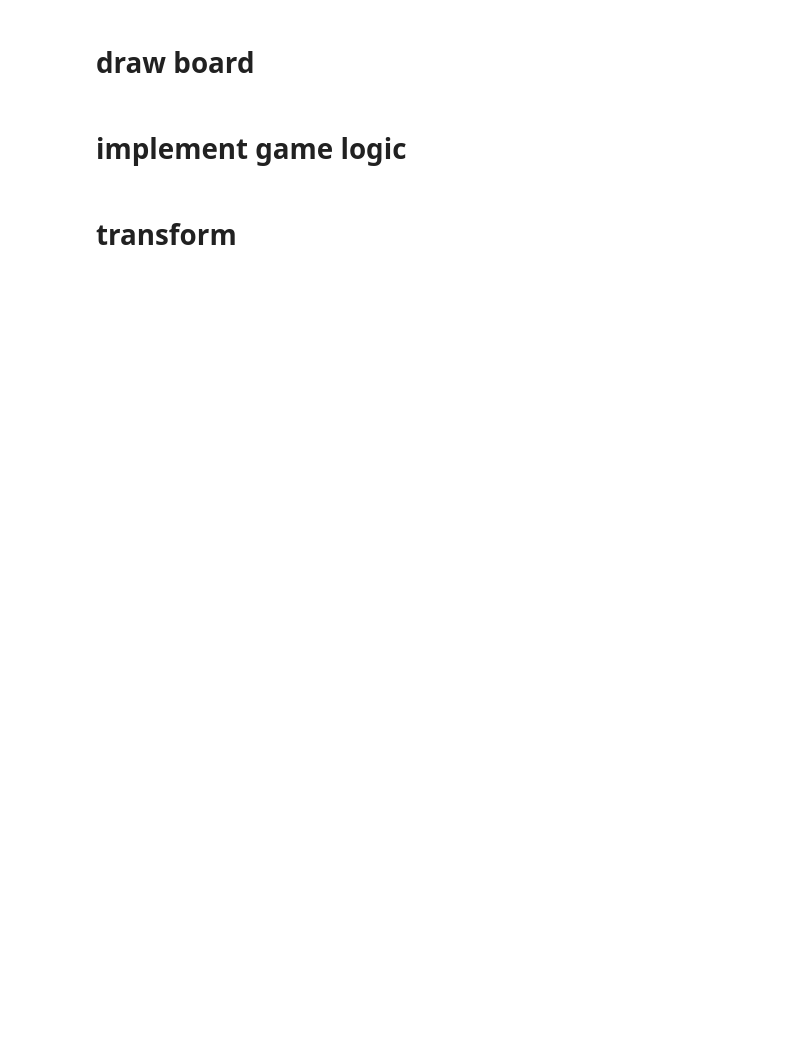
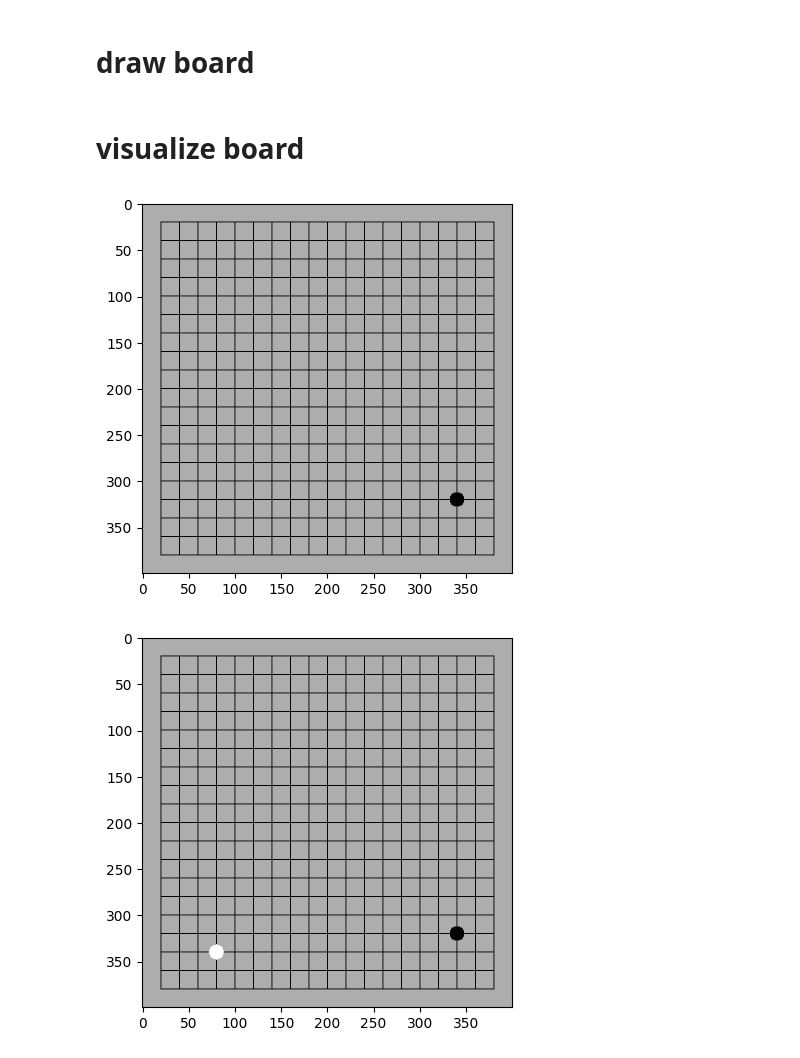
Before and after one commit to MeowOhMeow/Go, a Jupyter notebook: test.ipynb, the cells around one changed output. Drawn from its saved outputs; the diff is of its cells as text; code cells hidden in the pictures; blank space fills up the shorter version.

Commit message:
integrate into dataset

```diff
--- a/test.ipynb
+++ b/test.ipynb
@@ -71,5 +125,3 @@ def draw_board(board):
                            8, color, -1)  # Draw a filled circle
 
     return image
-# %% [markdown]
-# implement game logic
@@ -121,28 +128,12 @@ goGame = GoGame(19)
-# %% [markdown]
-# transform
-# %%
-import cv2
-import time
-
-char = 'abcdefghijklmnopqrs'
-char2idx = {c: i for i, c in enumerate(char)}
-
-
-def transform(data, goGame):
-    # Transform data from CSV file into a board
-    current_player = -1 if data[0] == 'B' else 1
-    # for i in range(2, len(row)):
-    x = char2idx[data[2]]
-    y = char2idx[data[3]]
-    goGame.place_stone(x, y, current_player)
-
-
-goGame.reset()
-fourcc = cv2.VideoWriter_fourcc(*'XVID')
-out = cv2.VideoWriter('output.avi', fourcc, 5.0, (400, 400))
-for i in range(len(goDataset[0])-2):
-    transform(goDataset[0][2 + i], goGame)
-    image = draw_board(goGame.get_board())
-    out.write(image)
-
-out.release()
+# %% [markdown]
+# visualize board
+# %%
+import matplotlib.pyplot as plt
+
+boards = goDataset.__getitem__(0)
+for i in range(5):
+    plt.imshow(draw_board(boards[i]))
+    plt.show()
+# %% [output]
+[figure, added]
+[figure, added]
```
Also changed, not shown: parts of 6 cells of this notebook.
